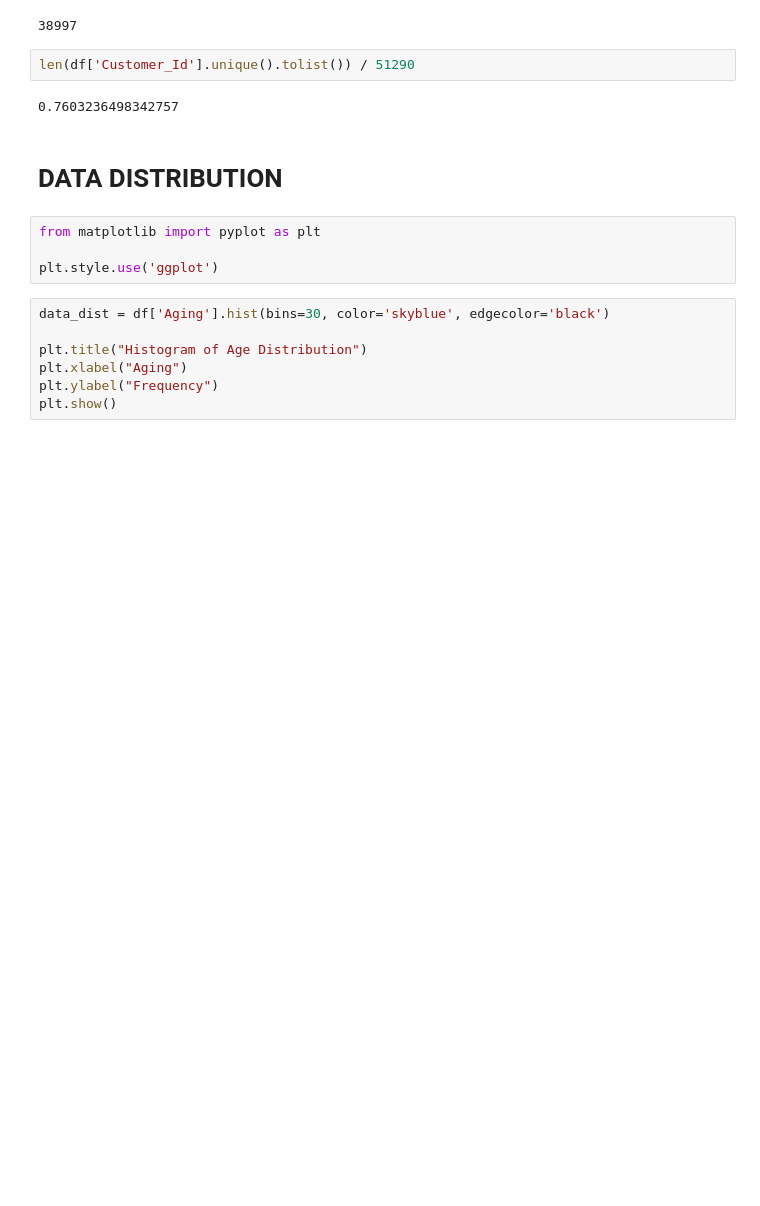
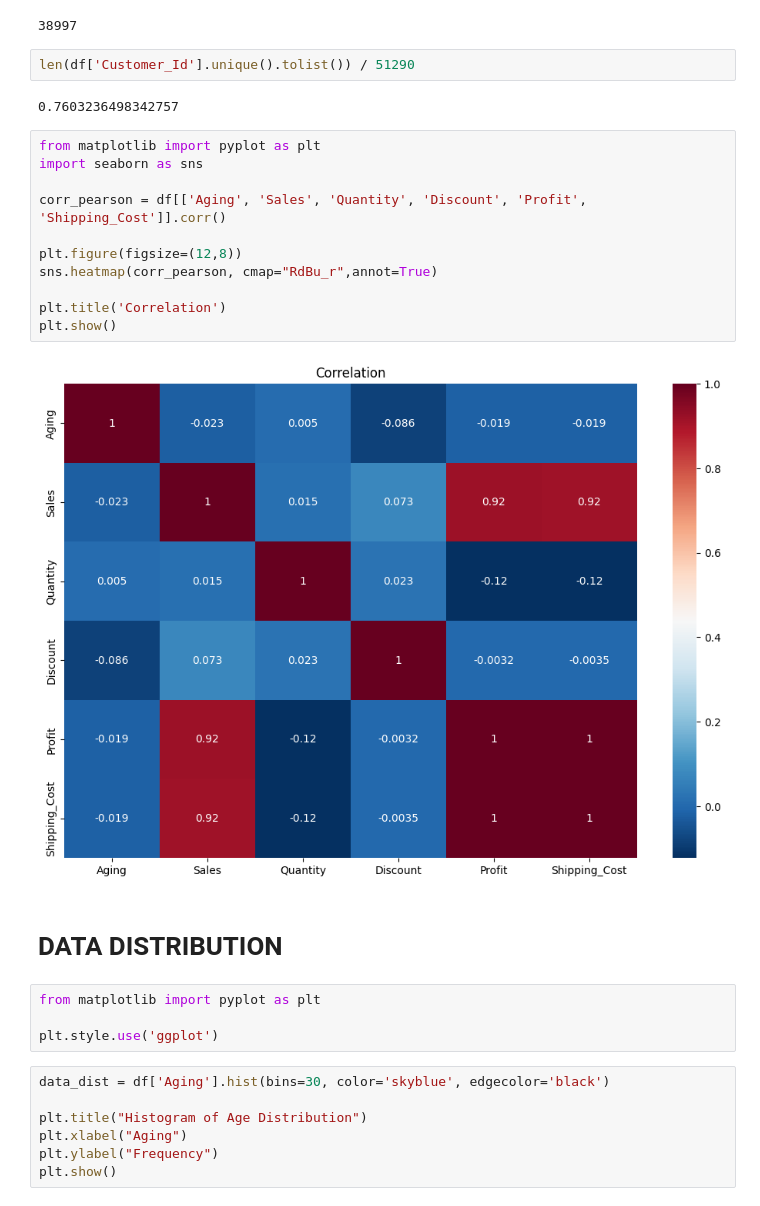
Before and after one commit to alexchtst/uas-big-data, a Jupyter notebook: main.ipynb, the cells around one changed output. Cells and saved outputs as stored; diff of their text form; blank space fills up the shorter version.

```diff
--- a/main.ipynb
+++ b/main.ipynb
@@ -74,6 +74,19 @@ len(df['Customer_Id'].unique().tolist())
 len(df['Customer_Id'].unique().tolist()) / 51290
 # %% [output]
 0.7603236498342757
+# %%
+from matplotlib import pyplot as plt
+import seaborn as sns
+
+corr_pearson = df[['Aging', 'Sales', 'Quantity', 'Discount', 'Profit', 'Shipping_Cost']].corr()
+
+plt.figure(figsize=(12,8))
+sns.heatmap(corr_pearson, cmap="RdBu_r",annot=True)
+
+plt.title('Correlation')
+plt.show()
+# %% [output]
+[figure, added]
 # %% [markdown]
 # DATA DISTRIBUTION
 # %%
```
Also changed, not shown: parts of 8 cells of this notebook.
